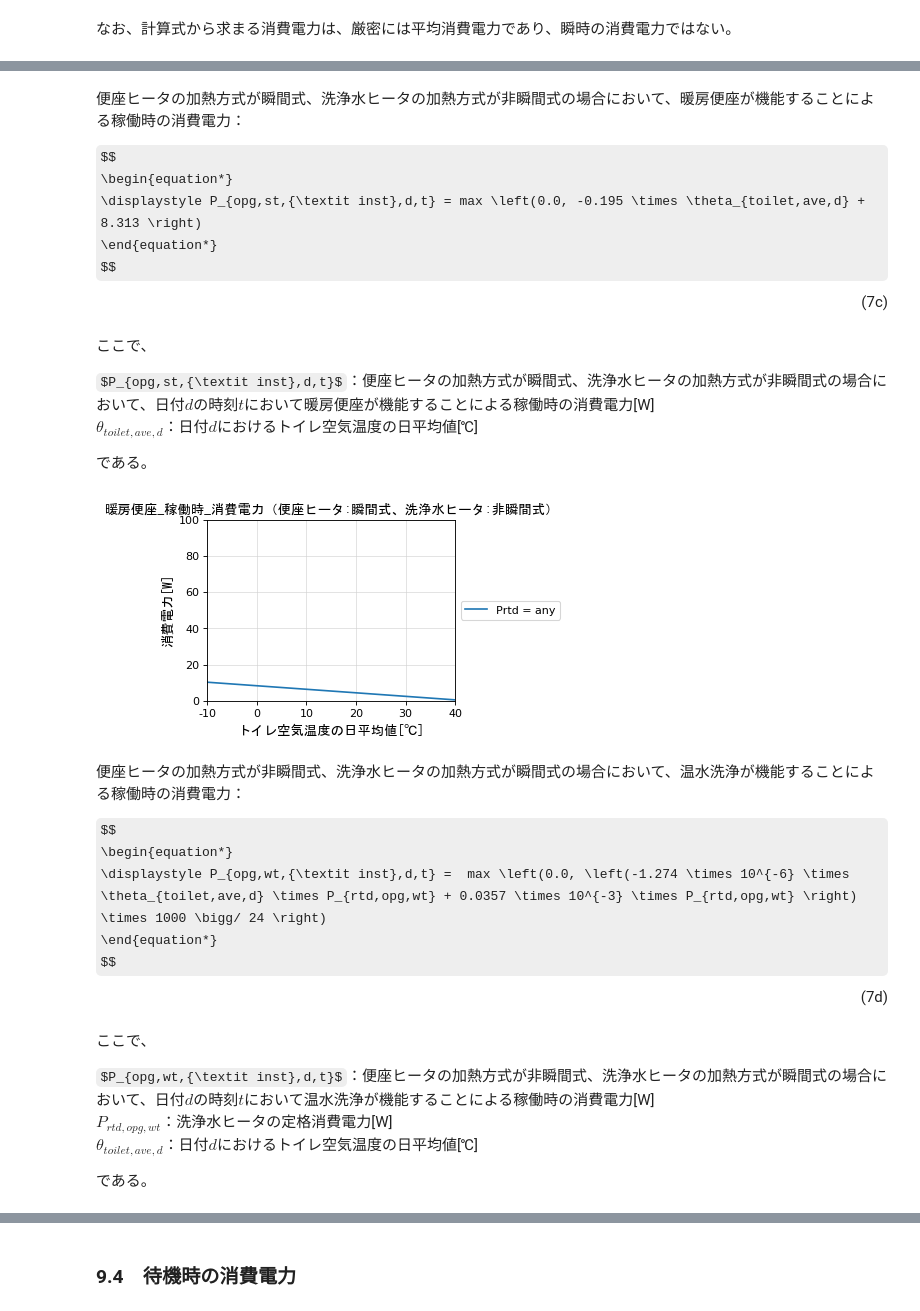
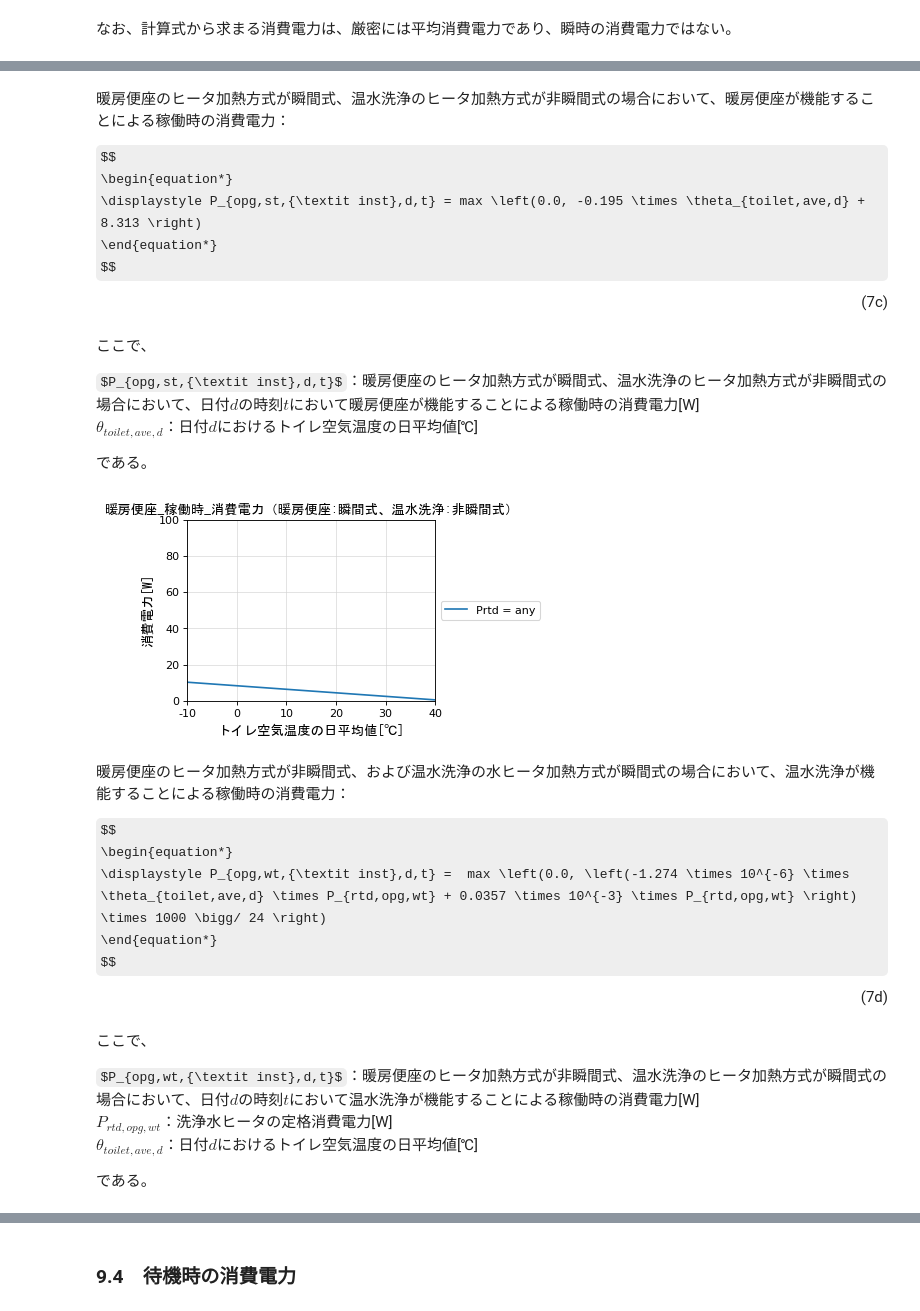
Before and after one commit to HiromiHabara/Jiritsu-EnergyUseOfApp, a Jupyter notebook: toiletseat.ipynb, the cells around one changed output, grey strips where cells are left out. Cells and saved outputs as stored; diff of their text form; code cells hidden in the pictures; some formulas as TeX source.

```diff
--- a/toiletseat.ipynb
+++ b/toiletseat.ipynb
@@ -622,5 +613,5 @@ plot_line_chart(check_theta,
 # %% [markdown]
-<p style="text-indent:2em">便座ヒータの加熱方式が瞬間式、洗浄水ヒータの加熱方式が非瞬間式の場合において、暖房便座が機能することによる稼働時の消費電力：</p>
+<p style="text-indent:2em">暖房便座のヒータ加熱方式が瞬間式、温水洗浄のヒータ加熱方式が非瞬間式の場合において、暖房便座が機能することによる稼働時の消費電力：</p>
 $$
 \begin{equation*}
     \displaystyle P_{opg,st,{\textit inst},d,t} = max \left(0.0, -0.195 \times \theta_{toilet,ave,d} + 8.313 \right)
@@ -630,13 +621,13 @@ $$
 # %% [markdown]
 ここで、
 
-$P_{opg,st,{\textit inst},d,t}$：便座ヒータの加熱方式が瞬間式、洗浄水ヒータの加熱方式が非瞬間式の場合において、日付$d$の時刻$t$において暖房便座が機能することによる稼働時の消費電力[W]
+$P_{opg,st,{\textit inst},d,t}$：暖房便座のヒータ加熱方式が瞬間式、温水洗浄のヒータ加熱方式が非瞬間式の場合において、日付$d$の時刻$t$において暖房便座が機能することによる稼働時の消費電力[W]
 $\theta_{toilet,ave,d}$：日付$d$におけるトイレ空気温度の日平均値[℃]
 
 である。
 # %%
 def P_opg_st_inst(theta_toilet_ave):
-    '''便座ヒータの加熱方式が瞬間式、洗浄水ヒータの加熱方式が非瞬間式の場合において、
+    '''温水洗浄のヒータ加熱方式が瞬間式、温水洗浄のヒータ加熱方式が非瞬間式の場合において、
     　 暖房便座が機能することによる稼働時の消費電力を計算する[W]'''
     # theta_toilet_ave：トイレ空気温度の日平均値[C]
 
@@ -646,25 +637,25 @@ def P_opg_st_inst(theta_toilet_ave):
 # %%
 # トイレ空気温度（確認用）の配列[℃]
 check_theta = [i for i in range(-10, 45, 1)]
 
 # 算定式による計算
 calc_P = np.vectorize(P_opg_st_inst)(check_theta)
 check_P = {
     'P_opg_st_inst':{
         'Prtd = any':calc_P
     }
 }
 
 # 算定式による計算結果を散布図で表示
 plot_line_chart(check_theta,
                 check_P,
-                {'P_opg_st_inst':'暖房便座_稼働時_消費電力（便座ヒータ:瞬間式、洗浄水ヒータ:非瞬間式）'},
+                {'P_opg_st_inst':'暖房便座_稼働時_消費電力（暖房便座:瞬間式、温水洗浄:非瞬間式）'},
                 'トイレ空気温度の日平均値[℃]',  -10, 40, 10,
                 '消費電力[W]', 0, 100, 20)
 # %% [output]
-[figure, old version]
+[figure, new version]
 # %% [markdown]
-<p style="text-indent:2em">便座ヒータの加熱方式が非瞬間式、洗浄水ヒータの加熱方式が瞬間式の場合において、温水洗浄が機能することによる稼働時の消費電力：</p>
+<p style="text-indent:2em">暖房便座のヒータ加熱方式が非瞬間式、および温水洗浄の水ヒータ加熱方式が瞬間式の場合において、温水洗浄が機能することによる稼働時の消費電力：</p>
 $$
 \begin{equation*}
     \displaystyle P_{opg,wt,{\textit inst},d,t} =  max \left(0.0, \left(-1.274 \times 10^{-6} \times \theta_{toilet,ave,d} \times P_{rtd,opg,wt} + 0.0357 \times 10^{-3} \times P_{rtd,opg,wt} \right) \times 1000 \bigg/ 24 \right)
@@ -674,7 +665,7 @@ $$
 # %% [markdown]
 ここで、
 
-$P_{opg,wt,{\textit inst},d,t}$：便座ヒータの加熱方式が非瞬間式、洗浄水ヒータの加熱方式が瞬間式の場合において、日付$d$の時刻$t$において温水洗浄が機能することによる稼働時の消費電力[W]
+$P_{opg,wt,{\textit inst},d,t}$：暖房便座のヒータ加熱方式が非瞬間式、温水洗浄のヒータ加熱方式が瞬間式の場合において、日付$d$の時刻$t$において温水洗浄が機能することによる稼働時の消費電力[W]
 $P_{rtd,opg,wt}$：洗浄水ヒータの定格消費電力[W]
 $\theta_{toilet,ave,d}$：日付$d$におけるトイレ空気温度の日平均値[℃]
 
```
Also changed, not shown: parts of 114 cells of this notebook, 7 other files.
